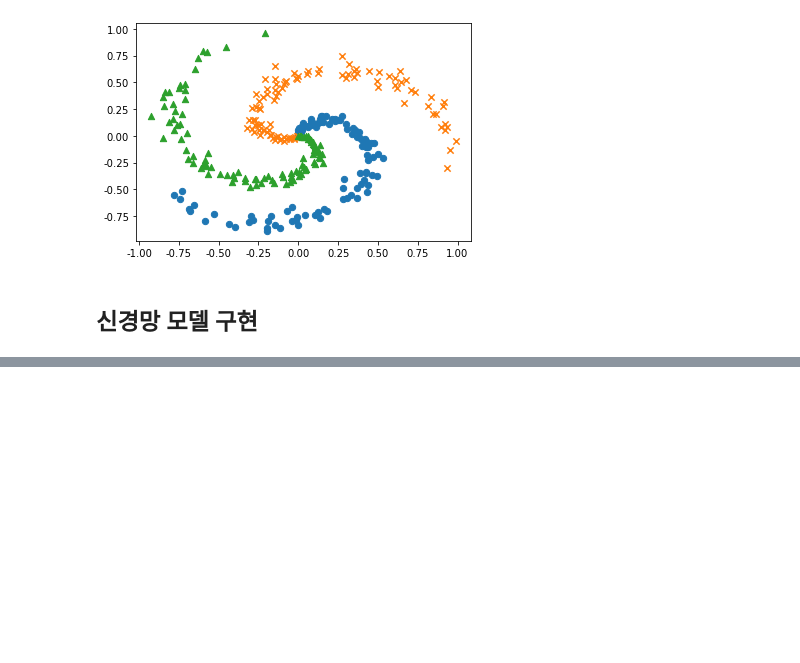
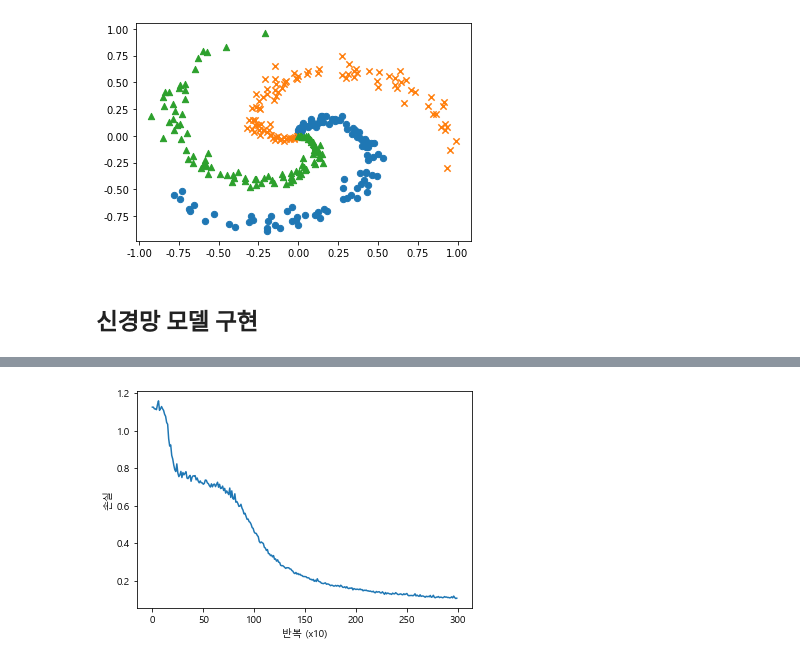
Before and after one commit to mkhoin/nlp1209, a Jupyter notebook: 신경망기본/04_신경망학습.ipynb, the cells around one changed output, grey strips where cells are left out. Cells and saved outputs as stored; diff of their text form; code cells hidden in the pictures; blank space fills up the shorter version.

```diff
--- a/신경망기본/04_신경망학습.ipynb
+++ b/신경망기본/04_신경망학습.ipynb
@@ -99,6 +99,23 @@ class TwoLayerNet:
         self.params, self.grads = [],[]
         for layer in self.layers:
             self.params += layer.params
-            selg.grads += layer.grads
+            self.grads += layer.grads
 
-        def
+    # 예측
+    def predict(self,x):
+        for layer in self.layers:
+            x = layer.forward(x)
+        return x
+
+    # 순전파 학습
+    def forward(self,x,t):
+        score = self.predict(x)
+        loss = self.loss_layer.forward(score,t)
+        return loss
+
+    # 역전파 학습
+    def backward(self,dout=1):
+        dout = self.loss_layer.backward(dout)
+        for layer in reversed(self.layers):
+            dout = layer.backward(dout)
+        return dout
@@ -104,0 +245,9 @@ class TwoLayerNet:
+# %%
+# 학습 결과 플롯
+plt.rc('font', family='Malgun Gothic')
+plt.plot(np.arange(len(loss_list)), loss_list, label='train')
+plt.xlabel('반복 (x10)')
+plt.ylabel('손실')
+plt.show()
+# %% [output]
+[figure, added]
```
Also changed, not shown: parts of 7 cells of this notebook, 2 other files.
